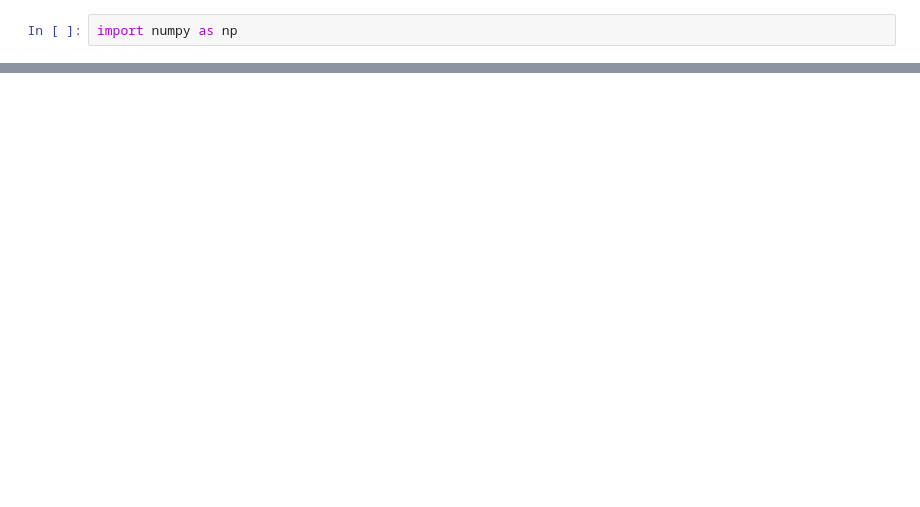
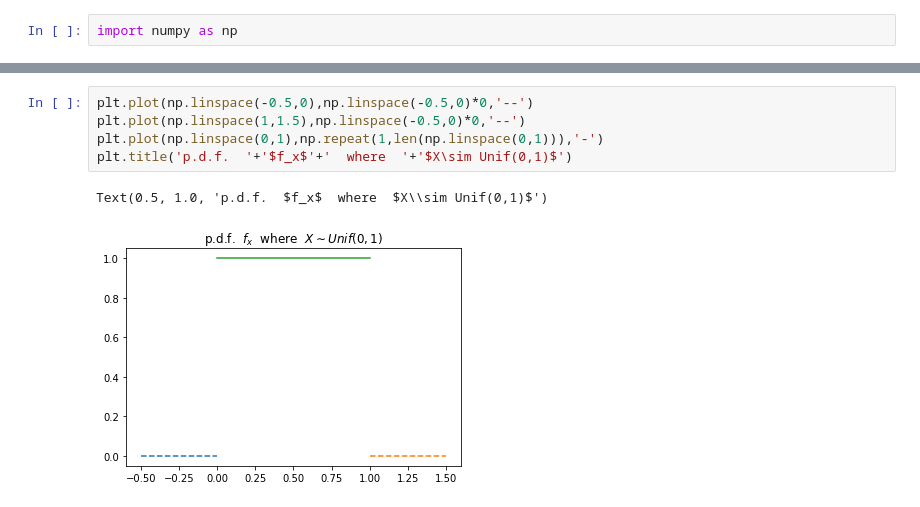
Before and after one commit to JairEsc/Mat_Apl, a Jupyter notebook: Est_T1.ipynb, the cells around one changed output, grey strips where cells are left out. Saved outputs shown, nothing was run; the diff lists cells and outputs as text; blank space fills up the shorter version.

```diff
--- a/Est_T1.ipynb
+++ b/Est_T1.ipynb
@@ -26,3 +26,11 @@ Aproximacion:  0.025
+# %%
+plt.plot(np.linspace(-0.5,0),np.linspace(-0.5,0)*0,'--')
+plt.plot(np.linspace(1,1.5),np.linspace(-0.5,0)*0,'--')
+plt.plot(np.linspace(0,1),np.repeat(1,len(np.linspace(0,1))),'-')
+plt.title('p.d.f.  '+'$f_x$'+'  where  '+'$X\sim Unif(0,1)$')
+# %% [output]
+Text(0.5, 1.0, 'p.d.f.  $f_x$  where  $X\\sim Unif(0,1)$')
+[figure, added]
 # %%
 for n in [1,5,25,100]:
     simulacion=[]
```
Also changed, not shown: parts of 4 cells of this notebook.
